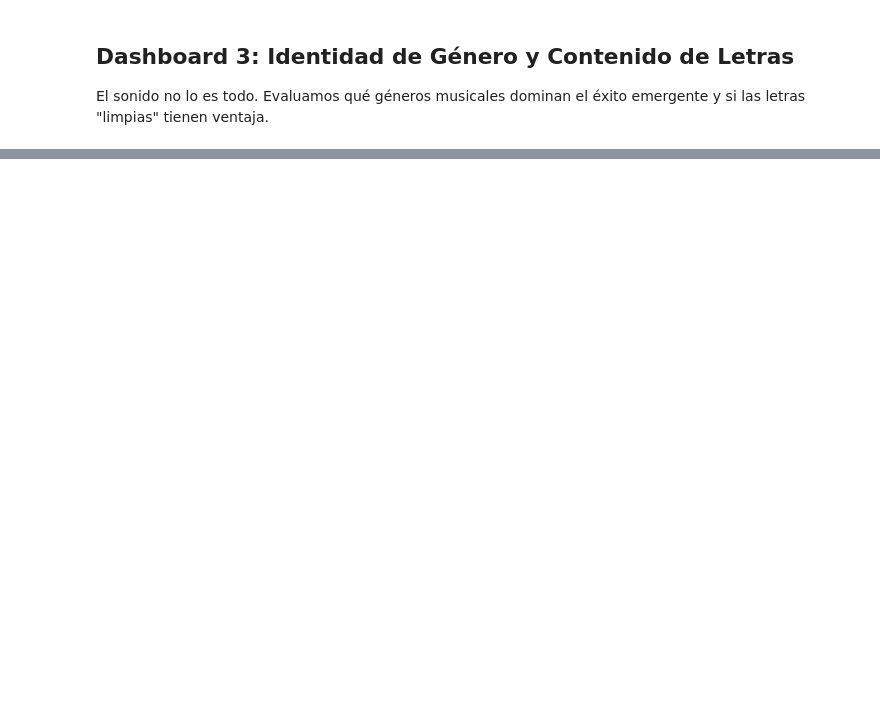
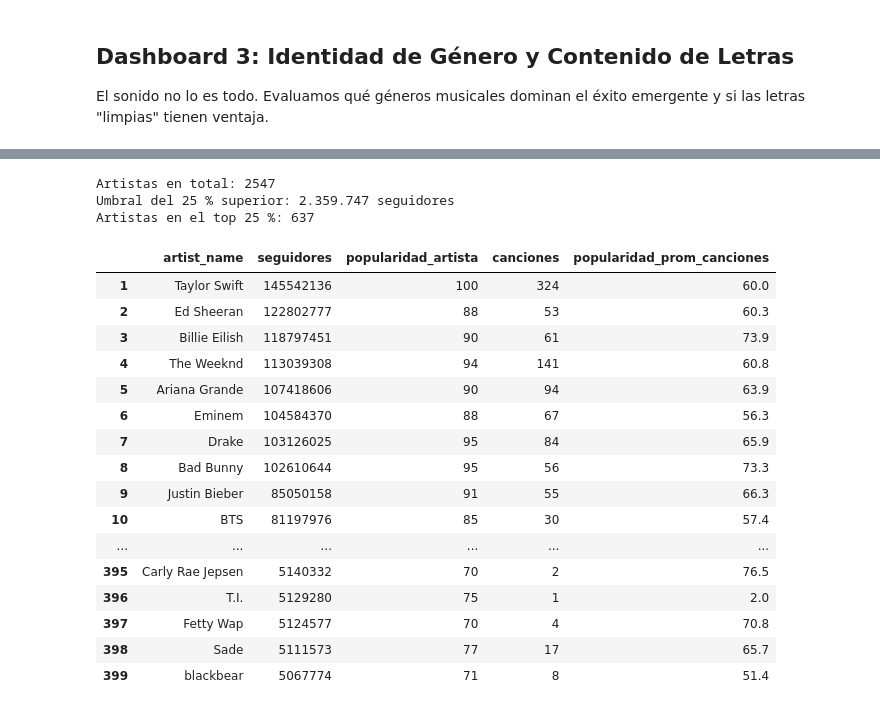
Before and after one commit to TDSxs/Lab-Musica, a Jupyter notebook: notebooks/Trabajo_Práctico_Laboratorio.ipynb, the cells around one changed output, grey strips where cells are left out. Cells and saved outputs as stored; diff of their text form; code cells hidden in the pictures; blank space fills up the shorter version.

```diff
--- a/notebooks/Trabajo_Práctico_Laboratorio.ipynb
+++ b/notebooks/Trabajo_Práctico_Laboratorio.ipynb
@@ -678,0 +763,53 @@ Para replicar un éxito sin depender de una base masiva de seguidores, los model
+# %%
+# =========================================================
+# TOP 25 % DE ARTISTAS CON MÁS SEGUIDORES
+# =========================================================
+
+# 1. Un registro por artista (el dataset tiene una fila por canción)
+#    Se toma el máximo de seguidores porque el mismo artista puede tener valores apenas distintos entre filas
+artistas = (df_artistas
+            .groupby('artist_name')
+            .agg(seguidores=('artist_followers', 'max'),
+                 popularidad_artista=('artist_popularity', 'max'),
+                 canciones=('track_id', 'count'),
+                 popularidad_prom_canciones=('track_popularity', 'mean'))
+            .round(1)
+            .reset_index())
+
+# 2. Umbral del 25 % superior (percentil 75)
+umbral = artistas['seguidores'].quantile(0.75)
+
+# 3. Filtrar y ordenar de mayor a menor
+top_25 = (artistas[artistas['seguidores'] >= umbral]
+          .sort_values('seguidores', ascending=False)
+          .reset_index(drop=True))
+top_25.index = top_25.index + 1   # que el ranking empiece en 1
+
+print(f"Artistas en total: {len(artistas)}")
+print(f"Umbral del 25 % superior: {umbral:,.0f} seguidores".replace(',', '.'))
+print(f"Artistas en el top 25 %: {len(top_25)}")
+
+# 4. Mostrar el listado completo
+pd.set_option('display.max_rows', None)
+display(top_25)
+# %% [output]
+Artistas en total: 2547
+Umbral del 25 % superior: 2.359.747 seguidores
+Artistas en el top 25 %: 637
+|  | artist_name | seguidores | popularidad_artista | canciones | popularidad_prom_canciones |
+| 1 | Taylor Swift | 145542136 | 100 | 324 | 60.0 |
+| 2 | Ed Sheeran | 122802777 | 88 | 53 | 60.3 |
+| 3 | Billie Eilish | 118797451 | 90 | 61 | 73.9 |
+| 4 | The Weeknd | 113039308 | 94 | 141 | 60.8 |
+| 5 | Ariana Grande | 107418606 | 90 | 94 | 63.9 |
+| 6 | Eminem | 104584370 | 88 | 67 | 56.3 |
+| 7 | Drake | 103126025 | 95 | 84 | 65.9 |
+| 8 | Bad Bunny | 102610644 | 95 | 56 | 73.3 |
+| 9 | Justin Bieber | 85050158 | 91 | 55 | 66.3 |
+| 10 | BTS | 81197976 | 85 | 30 | 57.4 |
+| ... | ... | ... | ... | ... | ... |
+| 395 | Carly Rae Jepsen | 5140332 | 70 | 2 | 76.5 |
+| 396 | T.I. | 5129280 | 75 | 1 | 2.0 |
+| 397 | Fetty Wap | 5124577 | 70 | 4 | 70.8 |
+| 398 | Sade | 5111573 | 77 | 17 | 65.7 |
+| 399 | blackbear | 5067774 | 71 | 8 | 51.4 |
```
Also changed, not shown: parts of 14 cells of this notebook.
